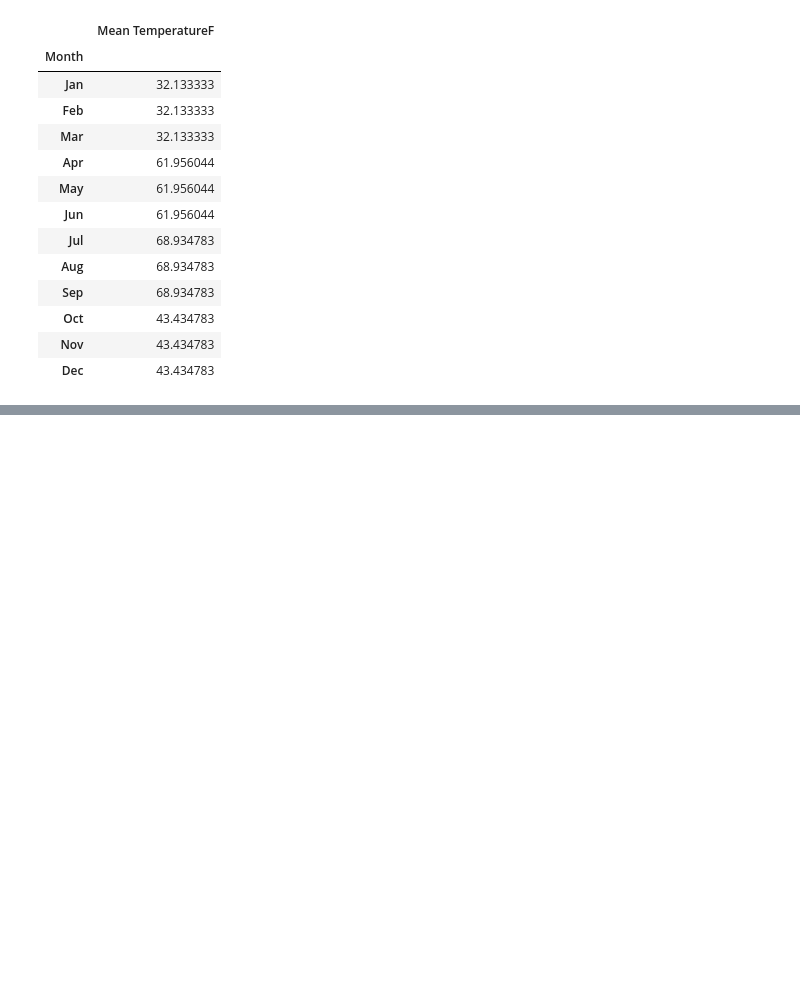
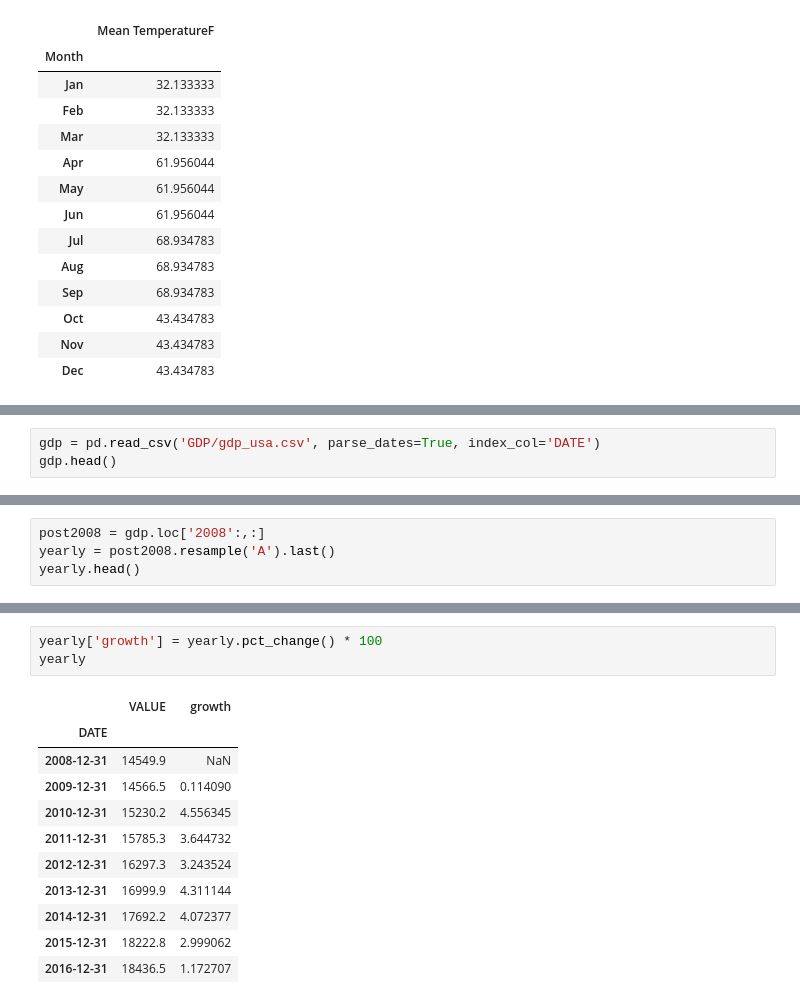
Before and after one commit to kajzer/bootcamp_data_science, a Jupyter notebook: Additional/Pandas/preparing_data.ipynb, the cells around one changed output, grey strips where cells are left out. Drawn from its saved outputs; the diff is of its cells as text; blank space fills up the shorter version.

```diff
--- a/Additional/Pandas/preparing_data.ipynb
+++ b/Additional/Pandas/preparing_data.ipynb
@@ -104,0 +184,3 @@ weather3
+# %%
+gdp = pd.read_csv('GDP/gdp_usa.csv', parse_dates=True, index_col='DATE')
+gdp.head()
@@ -104,0 +195,4 @@ weather3
+# %%
+post2008 = gdp.loc['2008':,:]
+yearly = post2008.resample('A').last()
+yearly.head()
@@ -104,0 +207,15 @@ weather3
+# %%
+yearly['growth'] = yearly.pct_change() * 100
+yearly
+# %% [output]
+|  | VALUE | growth |
+| DATE |  |  |
+| 2008-12-31 | 14549.9 | NaN |
+| 2009-12-31 | 14566.5 | 0.114090 |
+| 2010-12-31 | 15230.2 | 4.556345 |
+| 2011-12-31 | 15785.3 | 3.644732 |
+| 2012-12-31 | 16297.3 | 3.243524 |
+| 2013-12-31 | 16999.9 | 4.311144 |
+| 2014-12-31 | 17692.2 | 4.072377 |
+| 2015-12-31 | 18222.8 | 2.999062 |
+| 2016-12-31 | 18436.5 | 1.172707 |
```
Also changed, not shown: parts of 19 cells of this notebook, 6 other files.
